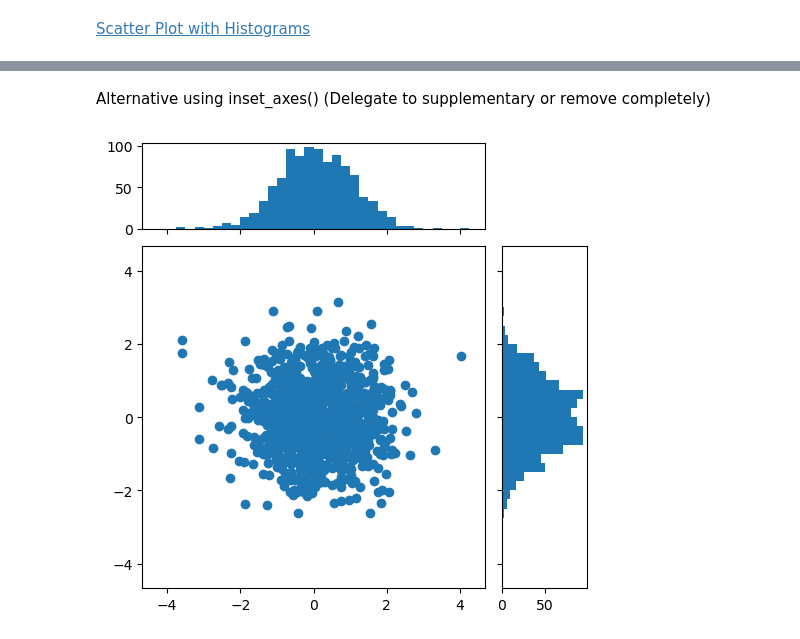
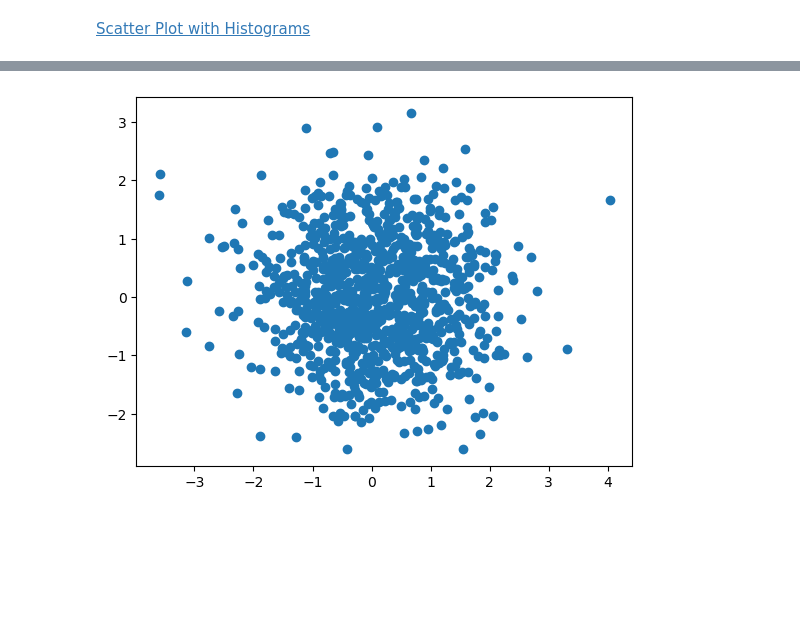
Before and after one commit to jkantorow/nucommlab-datavis-workshop, a Jupyter notebook: day-2/c_scatter_with_hist.ipynb, the cells around one changed output, grey strips where cells are left out. Saved outputs shown, nothing was run; the diff lists cells and outputs as text; code cells hidden in the pictures; blank space fills up the shorter version.

```diff
--- a/day-2/c_scatter_with_hist.ipynb
+++ b/day-2/c_scatter_with_hist.ipynb
@@ -41,14 +21,5 @@ scatter_hist(x, y, axs['scatter'], axs['histx'], axs['histy'])
-# %% [markdown]
-Alternative using inset_axes() (Delegate to supplementary or remove completely)
-# %%
-fig = plt.figure(layout='constrained')
-
-ax = fig.add_subplot()
-ax.set_aspect('equal')
-
-ax_histx = ax.inset_axes([0, 1.05, 1, 0.25], sharex=ax)
-ax_histy = ax.inset_axes([1.05, 0, 0.25, 1], sharey=ax)
-
-scatter_hist(x, y, ax, ax_histx, ax_histy)
-# %% [output]
-[figure, removed]
+# %%
+fig, ax = plt.subplots()
+scatter = ax.scatter(x, y)
+# %% [output]
+[figure, added]
```
Also changed, not shown: parts of 9 cells of this notebook.
